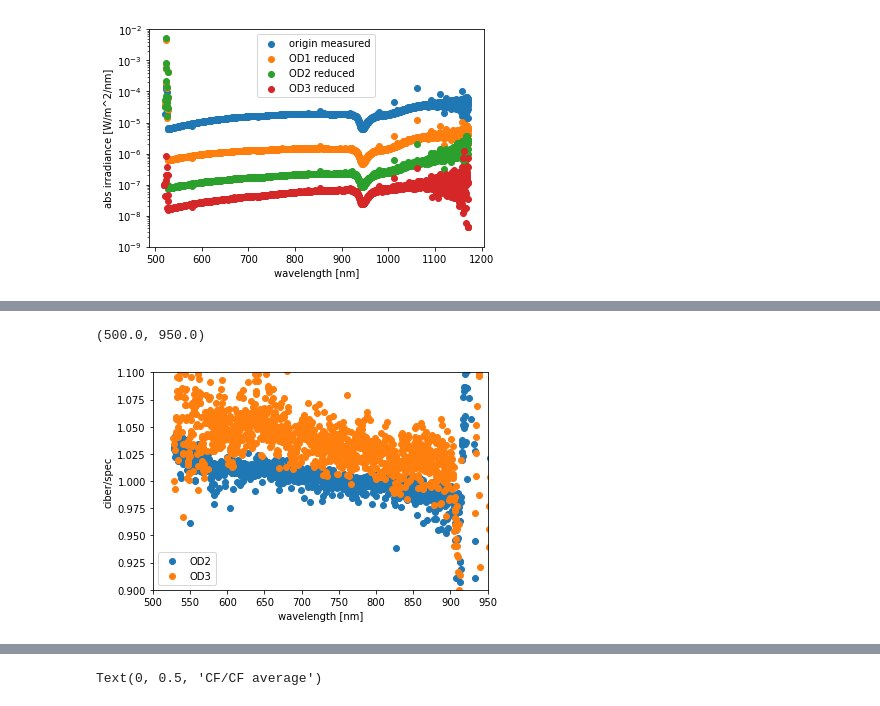
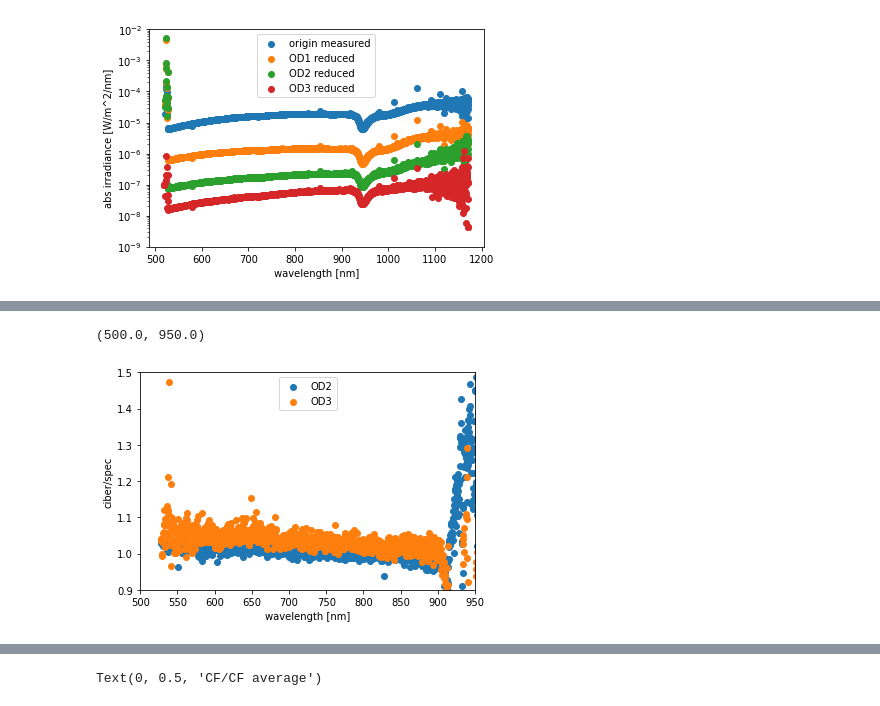
Before and after one commit to RH-REP/CIBER2, a Jupyter notebook: 10_CF.ipynb, the cells around one changed output, grey strips where cells are left out. Cells and saved outputs as stored; diff of their text form; code cells hidden in the pictures.

```diff
--- a/10_CF.ipynb
+++ b/10_CF.ipynb
@@ -113,22 +90,22 @@ for OD in ODs[1:]:
 # %%
 from scipy import interpolate
 
 cf_class_base = cf_classes["OD1"]
 fig,ax = plt.subplots()
 x =cf_class.waves_spec
 
 for OD in ODs[1:]:
     cf_class = cf_classes[OD]
     transparent_ciber = cf_class.eps_lvf/cf_class_base.eps_lvf
     transparent_ciber_ip_to_spec = interpolate.interp1d(cf_class.waves_lvf,transparent_ciber,fill_value="extrapolate")(x)
 
     transparent_fiber = cf_class.get_ND()[1]/cf_class_base.get_ND()[1]
     ax.scatter(x,transparent_ciber_ip_to_spec/transparent_fiber,label=OD)
 ax.legend()
 ax.set_xlabel("wavelength [nm]")
 ax.set_ylabel("ciber/spec")
-ax.set_ylim(0.9,1.1)
+ax.set_ylim(0.9,1.5)
 ax.set_xlim(500,950)
 # %% [output]
 (500.0, 950.0)
-[figure, old version]
+[figure, new version]
```
Also changed, not shown: parts of 33 cells of this notebook, 53 other files.
